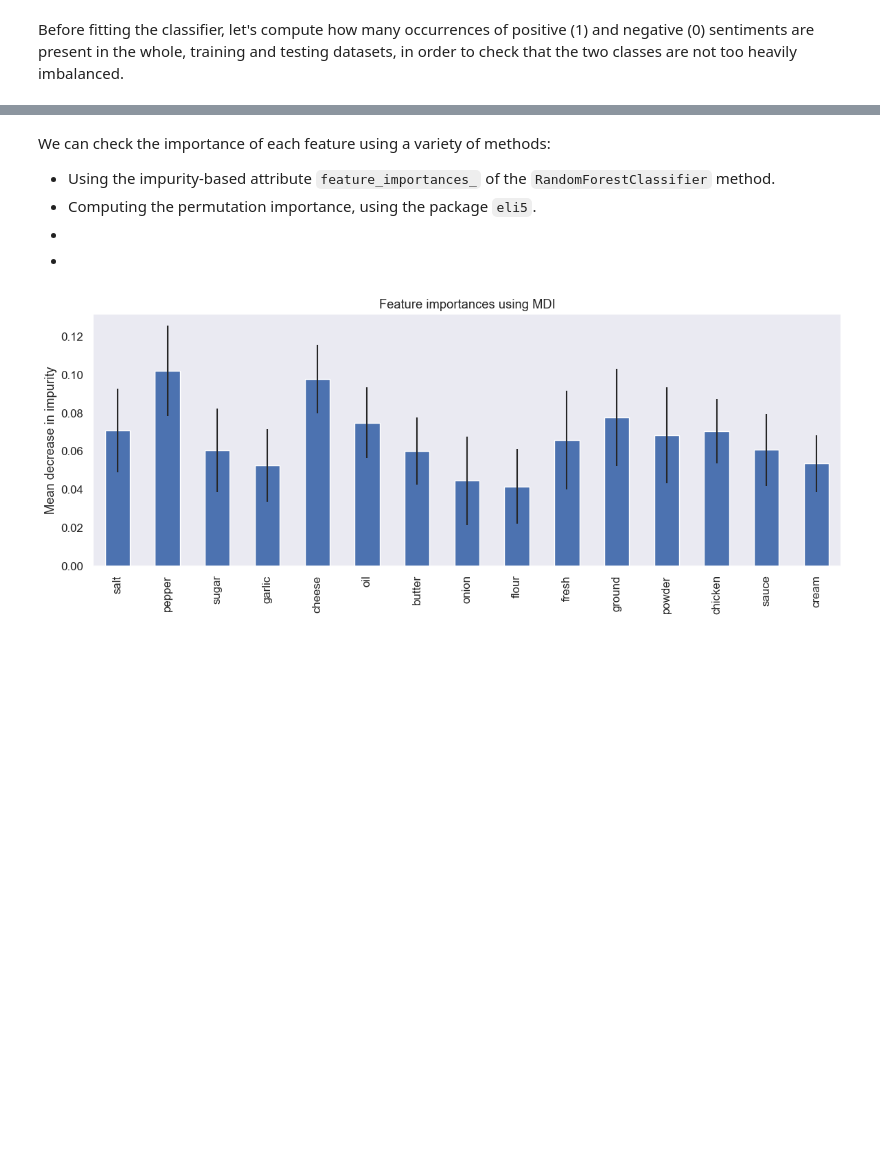
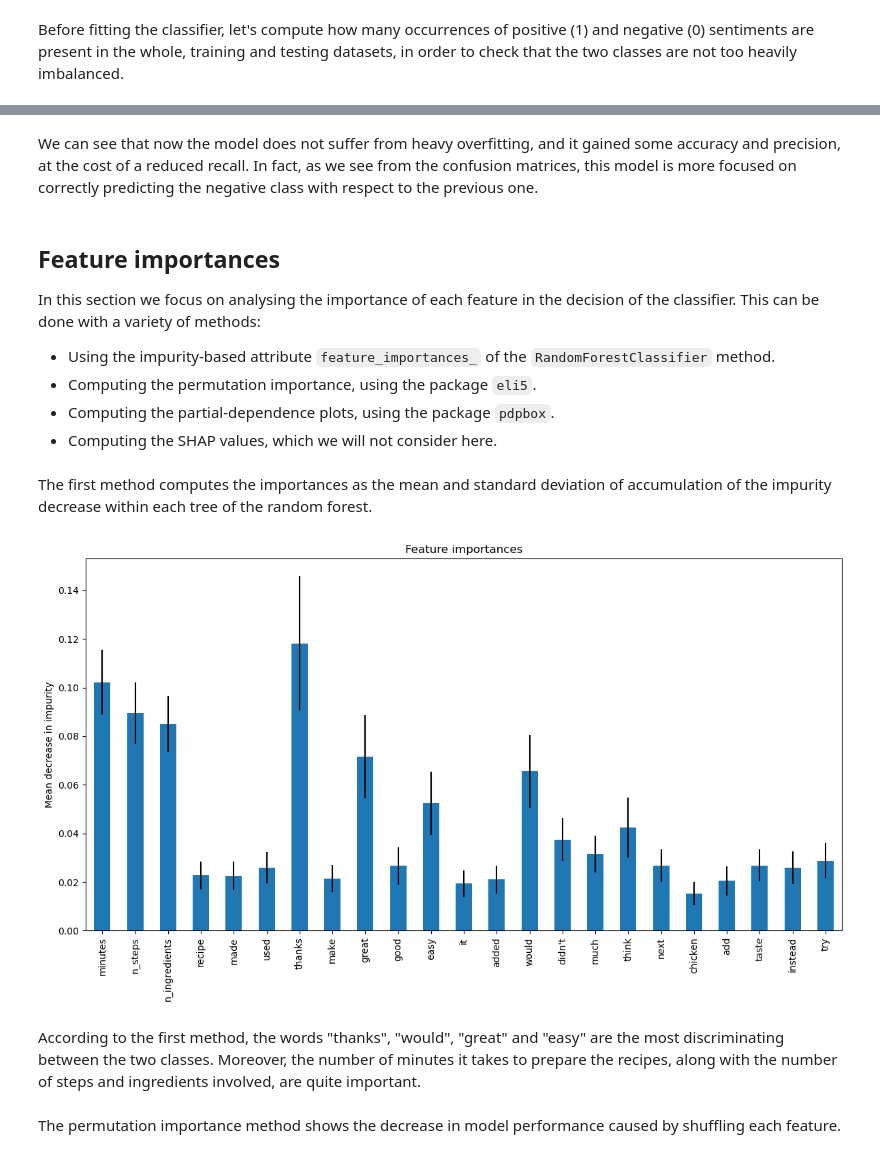
Before and after one commit to Soldaman93/food-sentiment, a Jupyter notebook: sentiment_analysis.ipynb, the cells around one changed output, grey strips where cells are left out. Saved outputs shown, nothing was run; the diff lists cells and outputs as text; code cells hidden in the pictures; blank space fills up the shorter version.

Commit message:
Tweaked model and feature importances

```diff
--- a/sentiment_analysis.ipynb
+++ b/sentiment_analysis.ipynb
@@ -223,6 +282,6 @@ def prepare_dataset(df_classification,plain_col,words_sorted,n):
 
     return df
 # %%
-df = prepare_dataset(df_classification,'plain_ingredients',ingredients_words_sorted,15)
+df = prepare_dataset(df_classification,'plain_review',pos_review_words_sorted,neg_review_words_sorted,20).drop('index',axis=1)
 df.head()
 # %% [output]
@@ -293,0 +404,7 @@ Recall: 0.9184652278177458
+# %%
+df_strat = df.groupby('sentiment', group_keys=False).apply(lambda x: x.sample(min(len(x), 8000),random_state=42))
+# %%
+X_strat = df_strat.drop('sentiment',axis=1)
+y_strat = df_strat.sentiment
+
+X_strat_train, X_strat_test, y_strat_train, y_strat_test = train_test_split(X_strat, y_strat, test_size = 0.2)
@@ -293,0 +437,8 @@ Recall: 0.9184652278177458
+# %%
+param_grid = [{'max_depth': [3,5,7,9,11,13],'n_estimators': [10,50,100,200,300,400,500]}]
+
+rfr = RandomForestClassifier(random_state=42)
+
+rfr_cv = GridSearchCV(rfr,param_grid=param_grid,cv=5,scoring='accuracy')
+clf = rfr_cv.fit(X_strat_train,y_strat_train)
+best_classifier = clf.best_estimator_
@@ -294,21 +464,32 @@ Recall: 0.9184652278177458
+# %% [markdown]
+We can see that now the model does not suffer from heavy overfitting, and it gained some accuracy and precision, at the cost of a reduced recall. In fact, as we see from the confusion matrices, this model is more focused on correctly predicting the negative class with respect to the previous one.
 # %% [markdown]
-We can check the importance of each feature using a variety of methods:
+## Feature importances
+
+In this section we focus on analysing the importance of each feature in the decision of the classifier. This can be done with a variety of methods:
+
 - Using the impurity-based attribute <code>feature_importances_</code> of the <code>RandomForestClassifier</code> method.
 - Computing the permutation importance, using the package <code>eli5</code>.
--
--
+- Computing the partial-dependence plots, using the package <code>pdpbox</code>.
+- Computing the SHAP values, which we will not consider here.
+# %% [markdown]
+The first method computes the importances as the mean and standard deviation of accumulation of the impurity decrease within each tree of the random forest.
 # %%
-importances = forest.feature_importances_
-feature_names = X_train.columns
-std = np.std([tree.feature_importances_ for tree in forest.estimators_], axis=0)
+importances = best_classifier.feature_importances_
+feature_names = X_strat_train.columns
+std = np.std([tree.feature_importances_ for tree in best_classifier.estimators_], axis=0)
 
 forest_importances = pd.Series(importances, index=feature_names)
 
-fig, ax = plt.subplots()
+fig, ax = plt.subplots(figsize=(12,7))
 forest_importances.plot.bar(yerr=std, ax=ax)
-ax.set_title('Feature importances using MDI')
+ax.set_title('Feature importances')
 ax.set_ylabel('Mean decrease in impurity')
 fig.tight_layout()
 # %% [output]
-[figure, old version]
+[figure, new version]
+# %% [markdown]
+According to the first method, the words "thanks", "would", "great" and "easy" are the most discriminating between the two classes. Moreover, the number of minutes it takes to prepare the recipes, along with the number of steps and ingredients involved, are quite important.
+# %% [markdown]
+The permutation importance method shows the decrease in model performance caused by shuffling each feature.
 # %%
```
Also changed, not shown: parts of 40 cells of this notebook, 1 other file.
